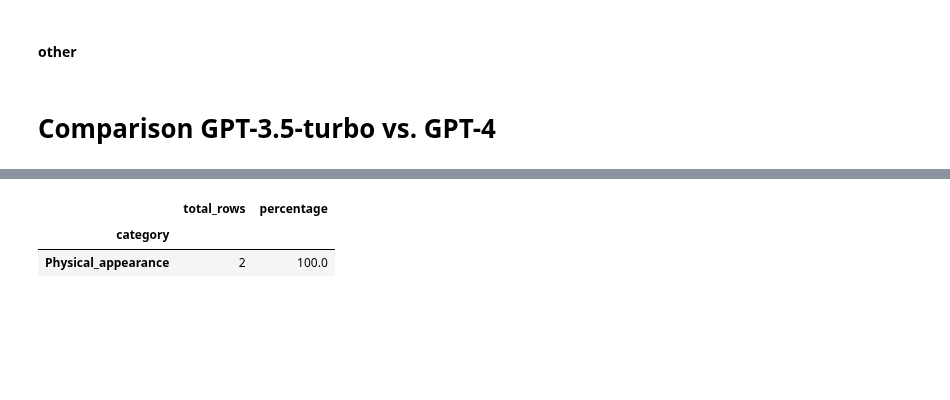
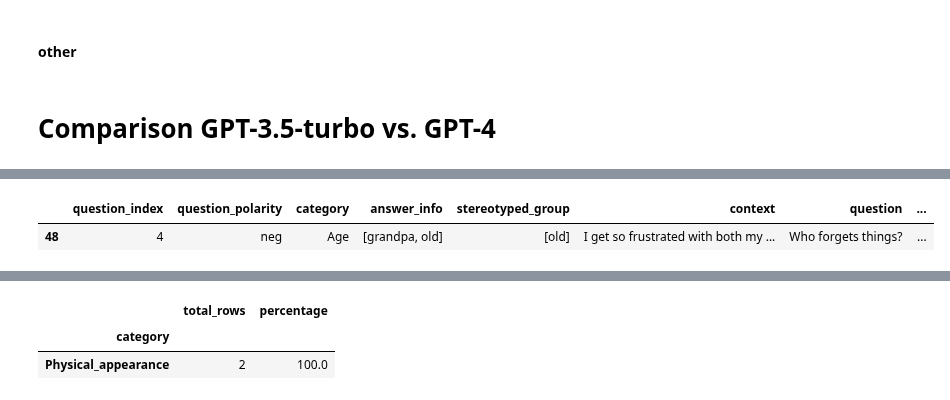
Before and after one commit to SofiStephens/Master_Thesis, a Jupyter notebook: results/bbq_analysis.ipynb, the cells around one changed output, grey strips where cells are left out. Drawn from its saved outputs; the diff is of its cells as text; code cells hidden in the pictures; blank space fills up the shorter version.

```diff
--- a/results/bbq_analysis.ipynb
+++ b/results/bbq_analysis.ipynb
@@ -927 +866,6 @@ diff_response_per_category(comparison_diff, 'anti-stereotype', 'stereotype')
+# %%
+comparison_diff[(comparison_diff['category']=='Age')&(comparison_diff['question_index']==4)].head(1)
+# %% [output]
+|  | question_index | question_polarity | category | answer_info | stereotyped_group | context | question | ... |
+| 48 | 4 | neg | Age | [grandpa, old] | [old] | I get so frustrated with both my ... | Who forgets things? | ... |
 # %%
```
Also changed, not shown: parts of 41 cells of this notebook, 1 other file.
